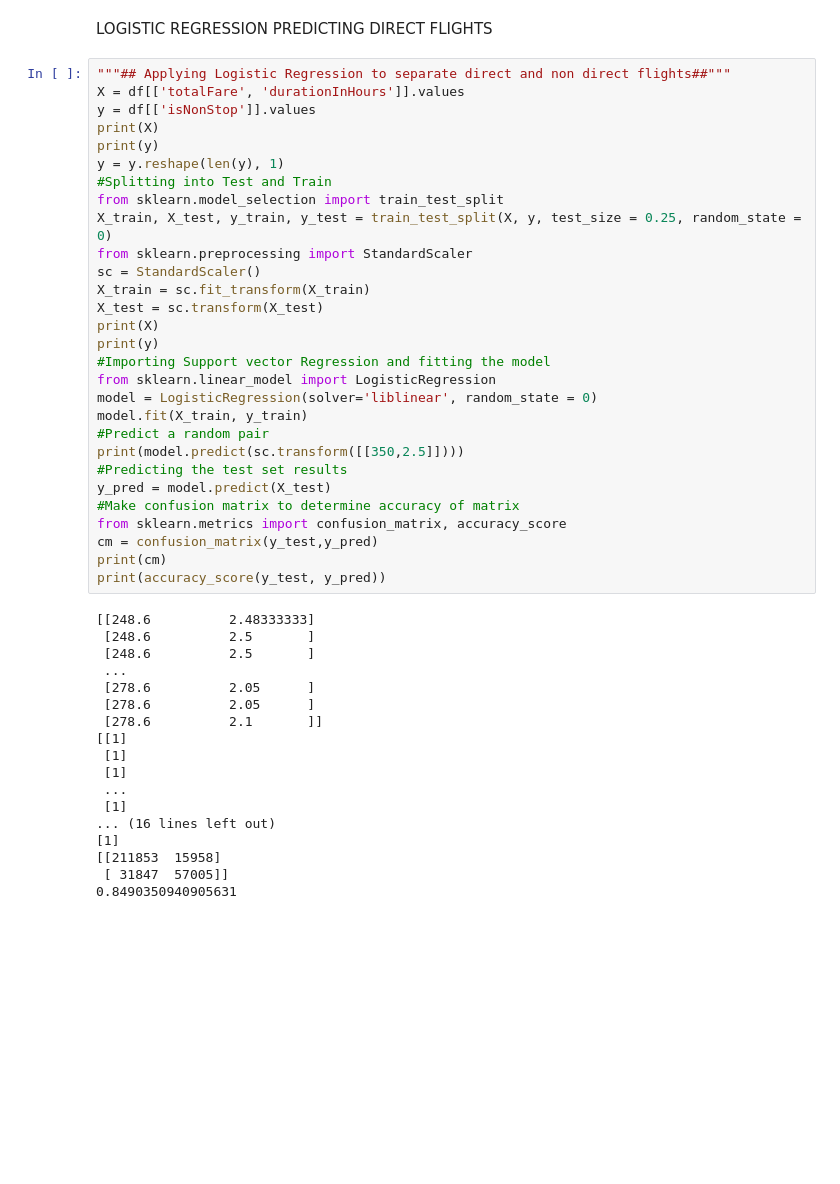
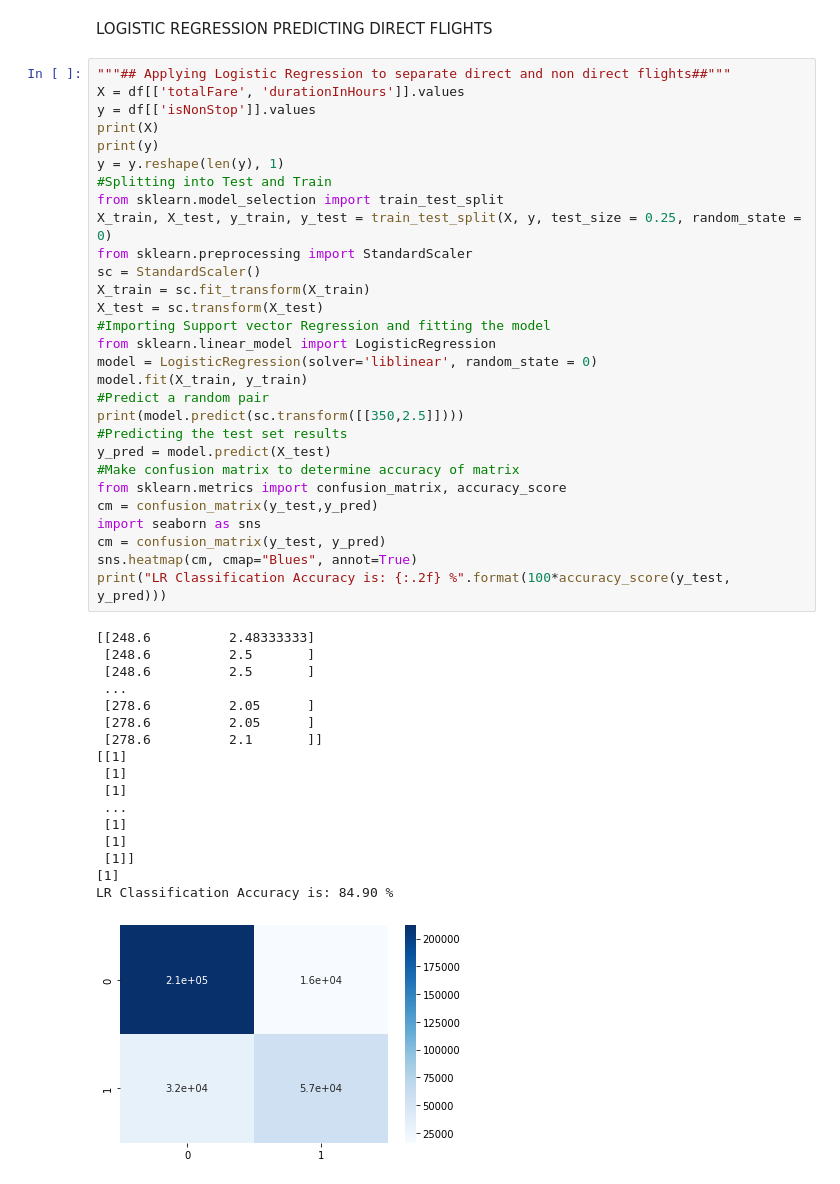
Before and after one commit to sinman96/Data-Science-Projects, a Jupyter notebook: Flight_fare_project.ipynb, the cells around one changed output. Cells and saved outputs as stored; diff of their text form; blank space fills up the shorter version.

```diff
--- a/Flight_fare_project.ipynb
+++ b/Flight_fare_project.ipynb
@@ -220,38 +219,38 @@ from sklearn.model_selection import train_test_split
 X_train, X_test, y_train, y_test = train_test_split(X, y, test_size = 0.25, random_state = 0)
 from sklearn.preprocessing import StandardScaler
 sc = StandardScaler()
 X_train = sc.fit_transform(X_train)
 X_test = sc.transform(X_test)
-print(X)
-print(y)
 #Importing Support vector Regression and fitting the model
 from sklearn.linear_model import LogisticRegression
 model = LogisticRegression(solver='liblinear', random_state = 0)
 model.fit(X_train, y_train)
 #Predict a random pair
 print(model.predict(sc.transform([[350,2.5]])))
 #Predicting the test set results
 y_pred = model.predict(X_test)
 #Make confusion matrix to determine accuracy of matrix
 from sklearn.metrics import confusion_matrix, accuracy_score
 cm = confusion_matrix(y_test,y_pred)
-print(cm)
-print(accuracy_score(y_test, y_pred))
+import seaborn as sns
+cm = confusion_matrix(y_test, y_pred)
+sns.heatmap(cm, cmap="Blues", annot=True)
+print("LR Classification Accuracy is: {:.2f} %".format(100*accuracy_score(y_test, y_pred)))
 # %% [output]
 [[248.6          2.48333333]
  [248.6          2.5       ]
  [248.6          2.5       ]
  ...
  [278.6          2.05      ]
  [278.6          2.05      ]
  [278.6          2.1       ]]
 [[1]
  [1]
  [1]
  ...
  [1]
-... (16 lines left out)
+ [1]
+ [1]]
 [1]
-[[211853  15958]
- [ 31847  57005]]
-0.8490350940905631
+LR Classification Accuracy is: 84.90 %
+[figure, added]
```
Also changed, not shown: parts of 5 cells of this notebook.
